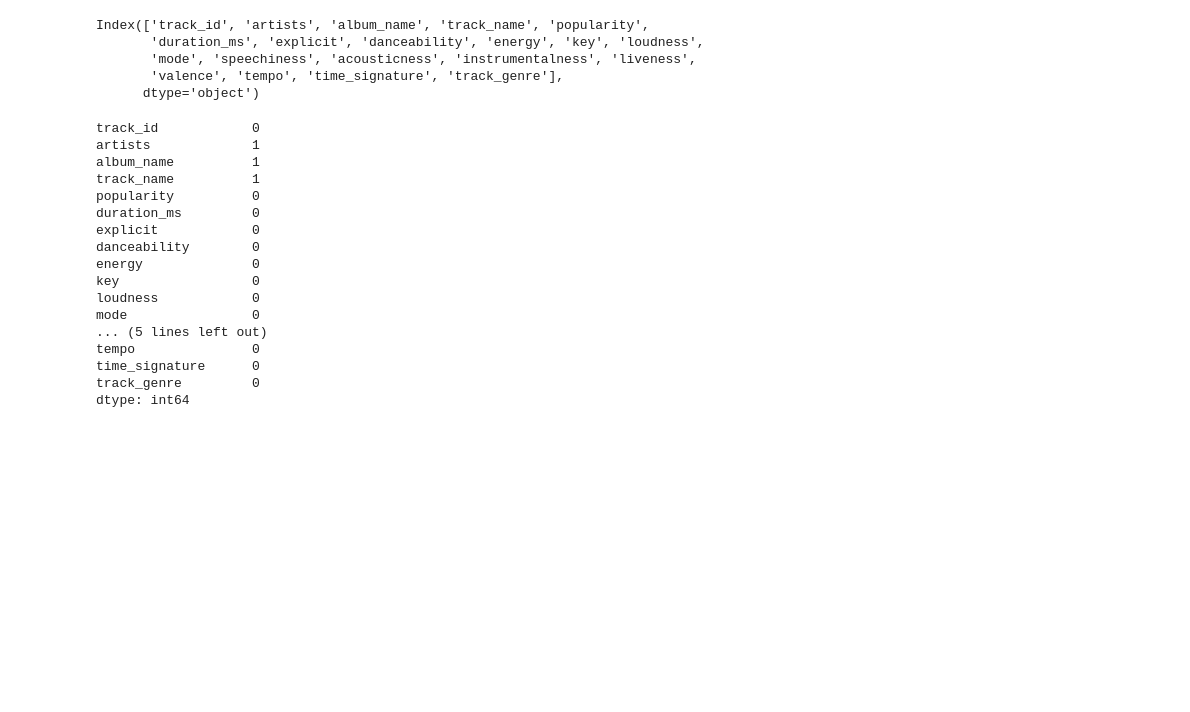
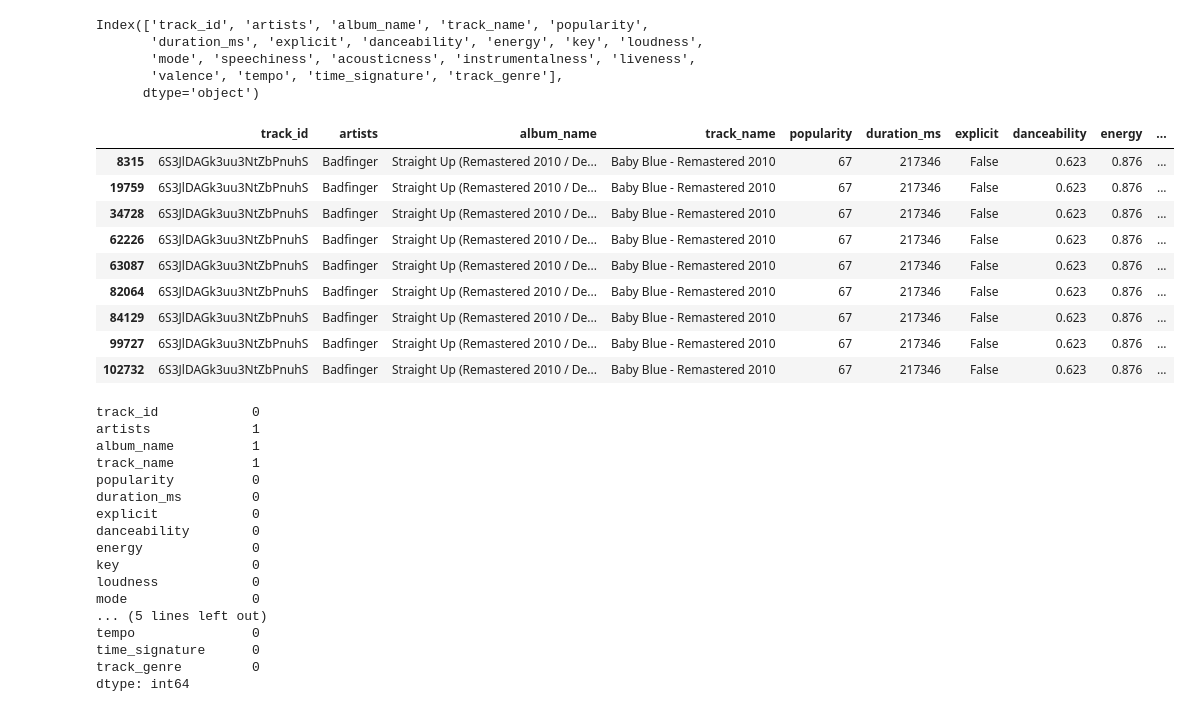
Before and after one commit to shreyamusini/song_popularity_dsc_148_final_project, a Jupyter notebook: project.ipynb, the cells around one changed output. Saved outputs shown, nothing was run; the diff lists cells and outputs as text; code cells hidden in the pictures; blank space fills up the shorter version.

```diff
--- a/project.ipynb
+++ b/project.ipynb
@@ -25,6 +25,19 @@ Index(['track_id', 'artists', 'album_name', 'track_name', 'popularity',
        'mode', 'speechiness', 'acousticness', 'instrumentalness', 'liveness',
        'valence', 'tempo', 'time_signature', 'track_genre'],
       dtype='object')
+# %%
+df[df['track_id'] == '6S3JlDAGk3uu3NtZbPnuhS']
+# %% [output]
+|  | track_id | artists | album_name | track_name | popularity | duration_ms | explicit | danceability | energy | ... |
+| 8315 | 6S3JlDAGk3uu3NtZbPnuhS | Badfinger | Straight Up (Remastered 2010 / De... | Baby Blue - Remastered 2010 | 67 | 217346 | False | 0.623 | 0.876 | ... |
+| 19759 | 6S3JlDAGk3uu3NtZbPnuhS | Badfinger | Straight Up (Remastered 2010 / De... | Baby Blue - Remastered 2010 | 67 | 217346 | False | 0.623 | 0.876 | ... |
+| 34728 | 6S3JlDAGk3uu3NtZbPnuhS | Badfinger | Straight Up (Remastered 2010 / De... | Baby Blue - Remastered 2010 | 67 | 217346 | False | 0.623 | 0.876 | ... |
+| 62226 | 6S3JlDAGk3uu3NtZbPnuhS | Badfinger | Straight Up (Remastered 2010 / De... | Baby Blue - Remastered 2010 | 67 | 217346 | False | 0.623 | 0.876 | ... |
+| 63087 | 6S3JlDAGk3uu3NtZbPnuhS | Badfinger | Straight Up (Remastered 2010 / De... | Baby Blue - Remastered 2010 | 67 | 217346 | False | 0.623 | 0.876 | ... |
+| 82064 | 6S3JlDAGk3uu3NtZbPnuhS | Badfinger | Straight Up (Remastered 2010 / De... | Baby Blue - Remastered 2010 | 67 | 217346 | False | 0.623 | 0.876 | ... |
+| 84129 | 6S3JlDAGk3uu3NtZbPnuhS | Badfinger | Straight Up (Remastered 2010 / De... | Baby Blue - Remastered 2010 | 67 | 217346 | False | 0.623 | 0.876 | ... |
+| 99727 | 6S3JlDAGk3uu3NtZbPnuhS | Badfinger | Straight Up (Remastered 2010 / De... | Baby Blue - Remastered 2010 | 67 | 217346 | False | 0.623 | 0.876 | ... |
+| 102732 | 6S3JlDAGk3uu3NtZbPnuhS | Badfinger | Straight Up (Remastered 2010 / De... | Baby Blue - Remastered 2010 | 67 | 217346 | False | 0.623 | 0.876 | ... |
 # %%
 df.isna().sum()
 # %% [output]
```
Also changed, not shown: parts of 6 cells of this notebook, 2 other files.
